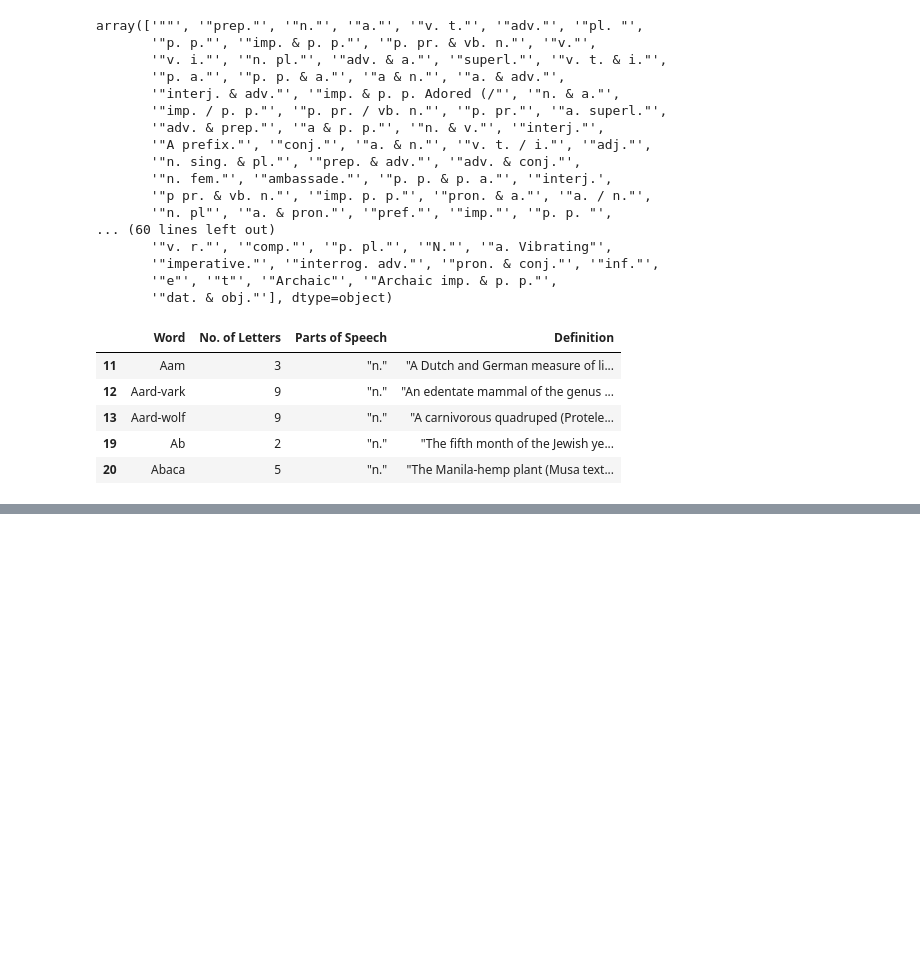
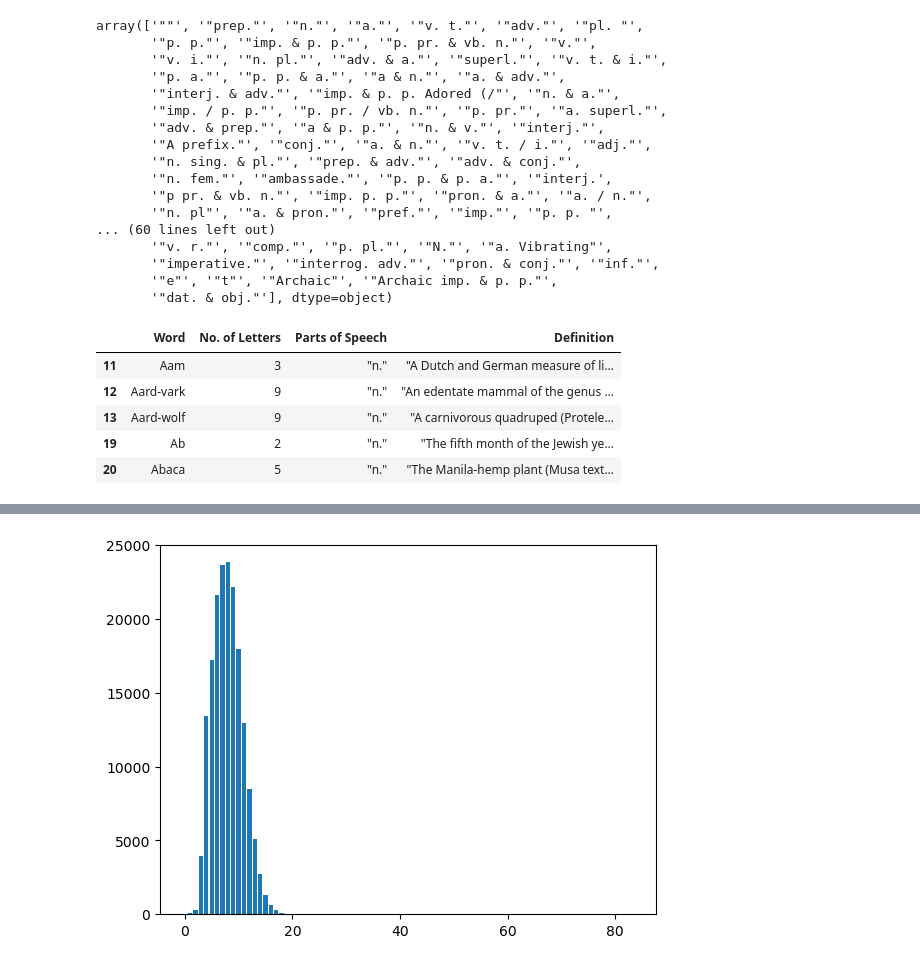
Before and after one commit to tinalina1003/EnglishDictionaryAnalysis, a Jupyter notebook: english_data.ipynb, the cells around one changed output, grey strips where cells are left out. Saved outputs shown, nothing was run; the diff lists cells and outputs as text; code cells hidden in the pictures; blank space fills up the shorter version.

Commit message:
Found the most common word length in the english dictionary

```diff
--- a/english_data.ipynb
+++ b/english_data.ipynb
@@ -91,3 +92,9 @@ nouns_df.head()
 | 13 | Aard-wolf | 9 | "n." | "A carnivorous quadruped (Protele... |
 | 19 | Ab | 2 | "n." | "The fifth month of the Jewish ye... |
 | 20 | Abaca | 5 | "n." | "The Manila-hemp plant (Musa text... |
+# %%
+# what is the most common number of letters in the english dictionary?
+common_no_of_letters = dict_df["No. of Letters"].value_counts()
+common_no_of_letters.head()
+
+# the most common amount of letters in the english dictionary is 8
@@ -93,0 +119,5 @@ nouns_df.head()
+# %%
+most_num_letters_df = pd.DataFrame({"No. of Letters": common_no_of_letters})
+# create new col by using the current index (which is number of letters) into its own col and reset index
+most_num_letters_df = most_num_letters_df.reset_index()
+most_num_letters_df.head()
@@ -93,0 +131,4 @@ nouns_df.head()
+# %%
+#rename index col to letters and count
+most_num_letters_df = most_num_letters_df.rename(columns = {"index": "No. of Letters", "No. of Letters": "count"})
+most_num_letters_df.head()
@@ -93,0 +142,5 @@ nouns_df.head()
+# %%
+most_num_letters_df = most_num_letters_df.sort_values(by = "No. of Letters", ascending = False).reset_index(drop=True)
+# Convert to numeric (integers) this is because it came from a str column after reindexing
+most_num_letters_df["No. of Letters"] = pd.to_numeric(most_num_letters_df["No. of Letters"], errors='coerce')
+most_num_letters_df.head()
@@ -93,0 +154,8 @@ nouns_df.head()
+# %%
+# plot most common amount of letters vs number of words with that common amount of letters
+xvals = most_num_letters_df['No. of Letters']
+yvals = most_num_letters_df['count']
+plt.bar(xvals, yvals)
+plt.show()
+# %% [output]
+[figure, added]
```
Also changed, not shown: parts of 6 cells of this notebook.
